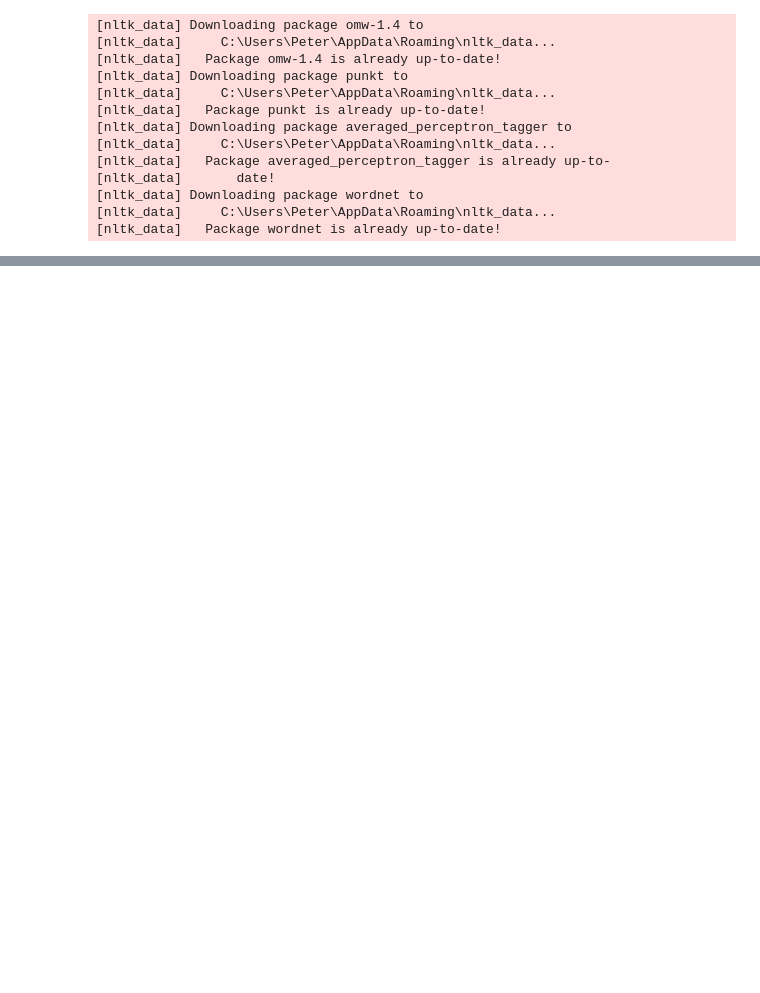
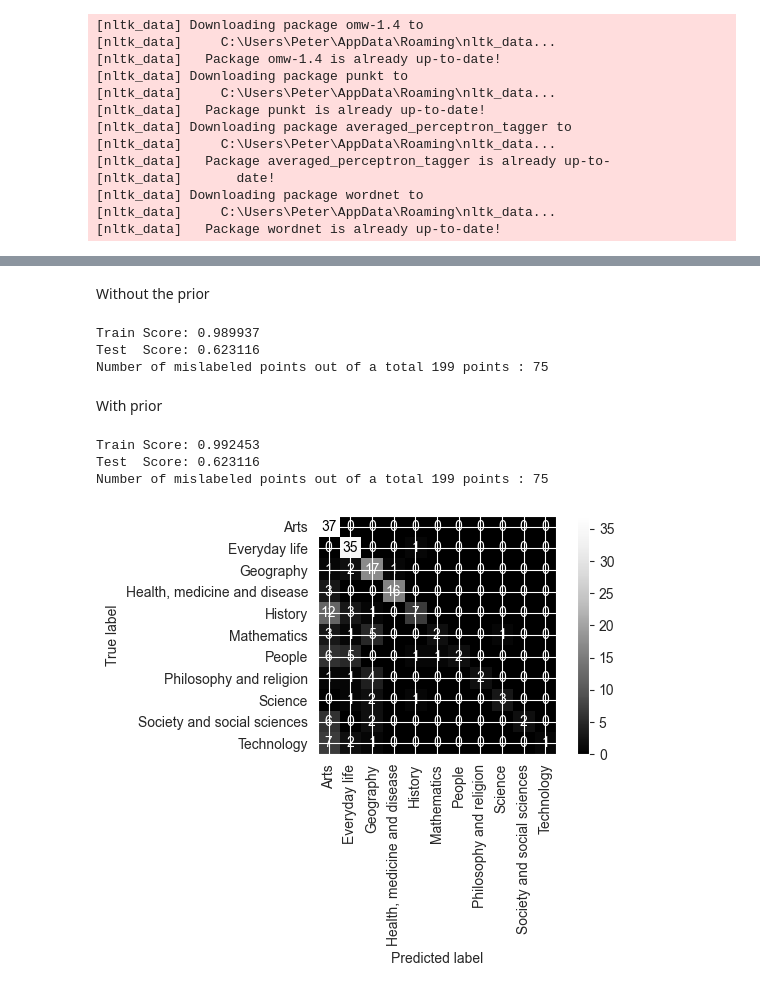
Before and after one commit to csupika/F21DL-Machine-Learning-Portfolio, a Jupyter notebook: lab3.ipynb, the cells around one changed output, grey strips where cells are left out. Drawn from its saved outputs; the diff is of its cells as text; code cells hidden in the pictures; blank space fills up the shorter version.

Commit message:
Lab 5: Bayesian Learning. Word Vectors + MNB

```diff
--- a/lab3.ipynb
+++ b/lab3.ipynb
@@ -1216,0 +1313,4 @@ adsadsadsadsa = 1
+# %%
+x_vector = df_vector.FeatureVector.copy()
+y_vector = df_vector.Theme.copy()
+y_vector.head()
@@ -1216,0 +1324,2 @@ adsadsadsadsa = 1
+# %%
+x_vec_train, x_vec_test, y_vec_train, y_vec_test = train_test_split(x_vector, y_vector, test_size=0.2, random_state=5)
@@ -1216,0 +1409,58 @@ adsadsadsadsa = 1
+# %%
+prior = [
+0.045272,
+0.057344,
+0.105634,
+0.041247,
+0.083501,
+0.045272,
+0.11167,
+0.055332,
+0.209256,
+0.14688,
+0.098592
+]
+# %% [markdown]
+Without the prior
+# %%
+from sklearn.naive_bayes import MultinomialNB
+
+
+mnb = MultinomialNB(alpha=0.0)
+y_pred = mnb.fit(list(x_vec_train), y_vec_train).predict(list(x_vec_test))
+train_score = mnb.score(list(x_vec_train), y_vec_train)
+test_score = mnb.score(list(x_vec_test), y_vec_test)
+size = x_vec_test.shape[0]
+error = (y_vec_test != y_pred).sum()
+print(f"Train Score: {train_score:.6f}\nTest  Score: {test_score:.6f}")
+print(f"Number of mislabeled points out of a total {size} points : {error}")
+# %% [output]
+Train Score: 0.989937
+Test  Score: 0.623116
+Number of mislabeled points out of a total 199 points : 75
+# %% [markdown]
+With prior
+# %%
+mnb = MultinomialNB(alpha=0.0, class_prior=prior)
+y_pred = mnb.fit(list(x_vec_train), y_vec_train).predict(list(x_vec_test))
+train_score = mnb.score(list(x_vec_train), y_vec_train)
+test_score = mnb.score(list(x_vec_test), y_vec_test)
+size = x_vec_test.shape[0]
+error = (y_vec_test != y_pred).sum()
+print(f"Train Score: {train_score:.6f}\nTest  Score: {test_score:.6f}")
+print(f"Number of mislabeled points out of a total {size} points : {error}")
+# %% [output]
+Train Score: 0.992453
+Test  Score: 0.623116
+Number of mislabeled points out of a total 199 points : 75
+# %%
+import matplotlib.pyplot as plt
+
+cmc = confusion_matrix(y_vec_test, y_pred, labels=classes)
+# sns.heatmap(cmc, annot=True)
+disp = ConfusionMatrixDisplay(confusion_matrix=cmc, display_labels=mnb.classes_)
+disp.plot(xticks_rotation=90, cmap=plt.cm.Greys_r)
+
+plt.tight_layout()
+# %% [output]
+[figure, added]
```
Also changed, not shown: parts of 48 cells of this notebook.
